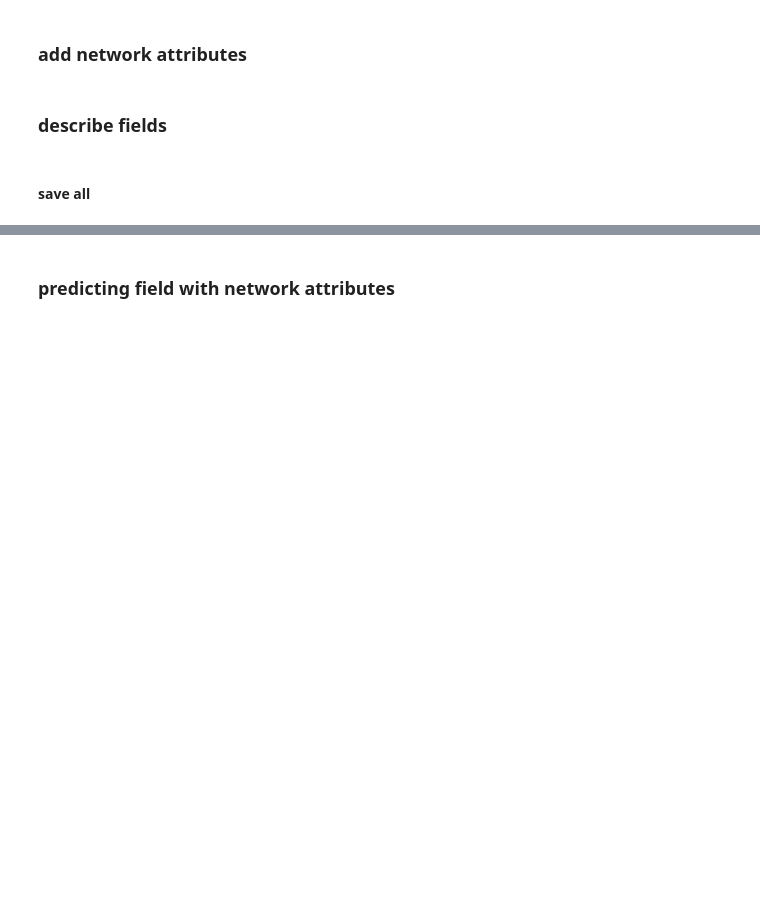
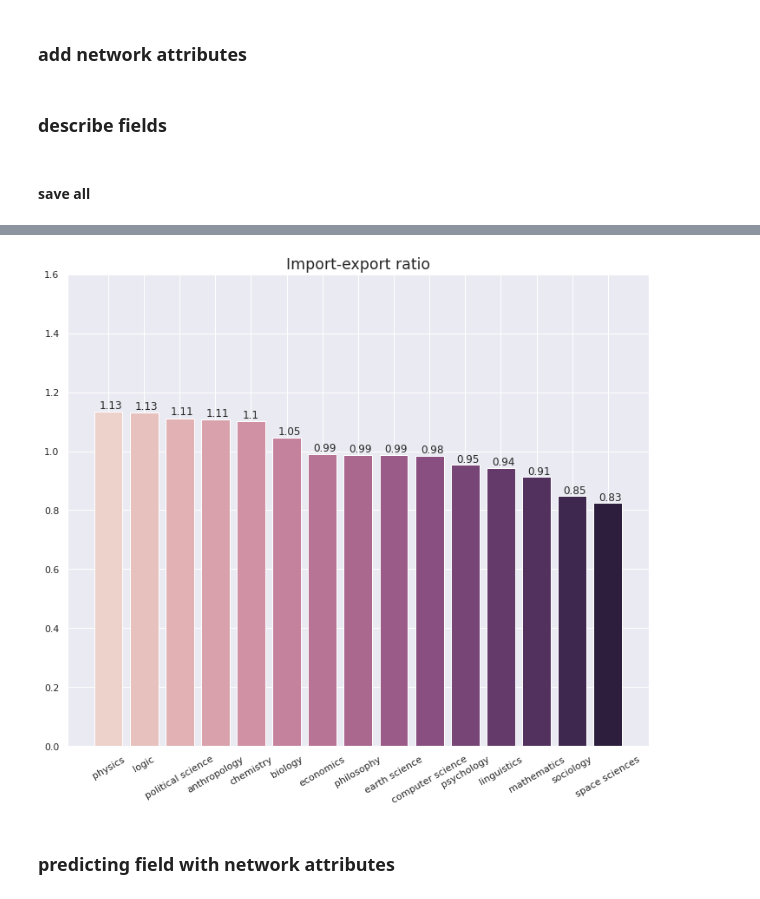
Before and after one commit to dormanh/wikipedia_hyperlinks, a Jupyter notebook: randomization.ipynb, the cells around one changed output, grey strips where cells are left out. Saved outputs shown, nothing was run; the diff lists cells and outputs as text; code cells hidden in the pictures; blank space fills up the shorter version.

```diff
--- a/randomization.ipynb
+++ b/randomization.ipynb
@@ -374,3 +351,7 @@ def fields_bar_chart(attr, title):
+# %%
+fields_bar_chart("imp_exp_ratio", "Import-export ratio", 1.6)
+# %% [output]
+[figure, added]
 # %% [markdown]
 ### predicting field with network attributes
 # %%
```
Also changed, not shown: parts of 17 cells of this notebook, 4 other files.
